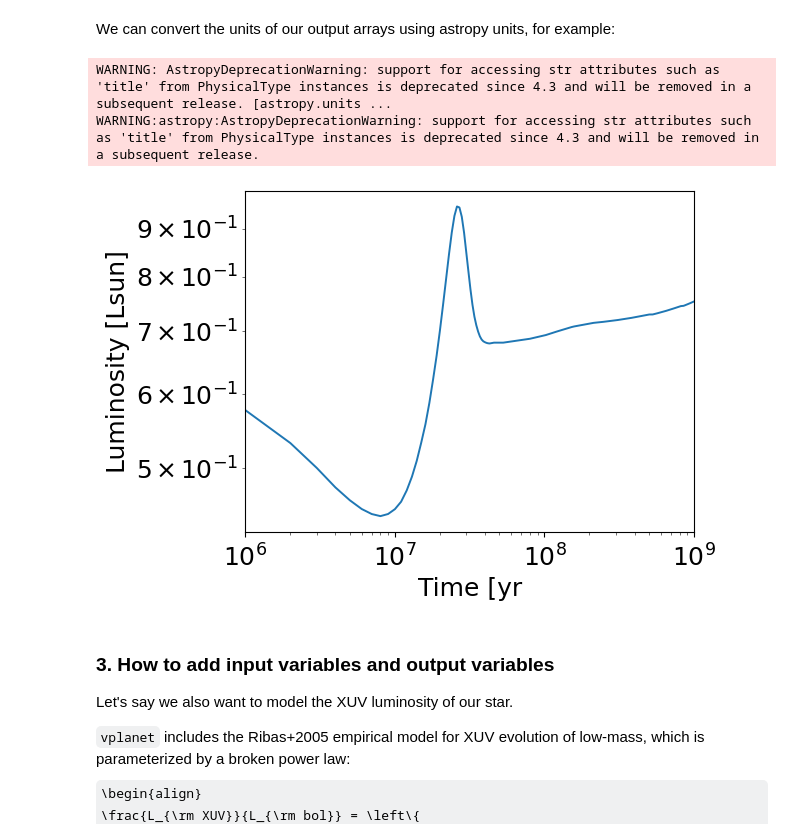
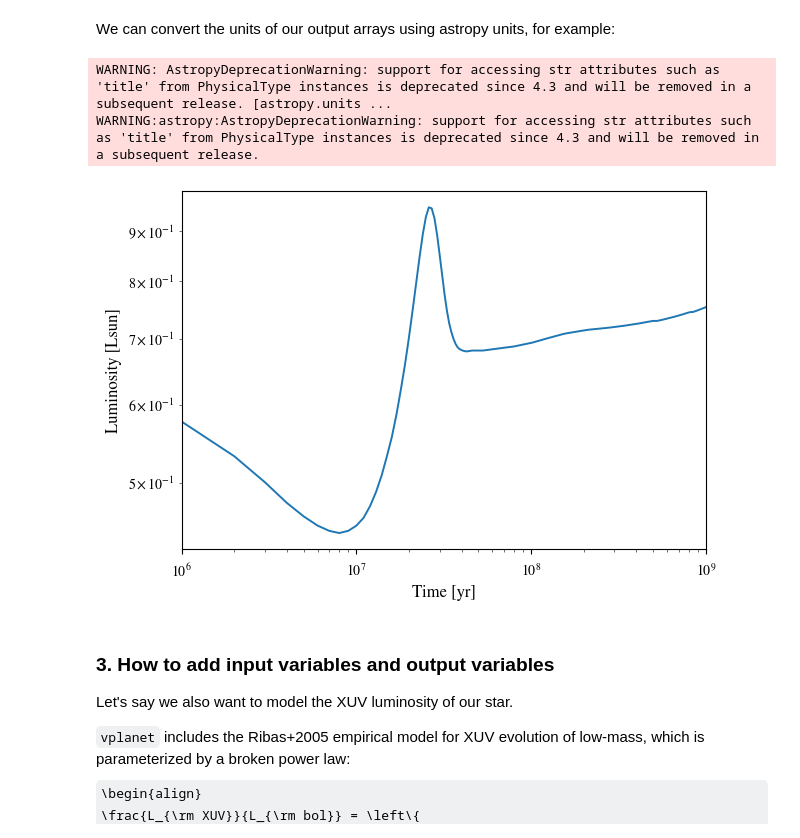
Before and after one commit to jbirky/yupra, a Jupyter notebook: tutorials/0_test.ipynb, the cells around one changed output. Saved outputs shown, nothing was run; the diff lists cells and outputs as text; code cells hidden in the pictures; some formulas as TeX source.

```diff
--- a/tutorials/0_test.ipynb
+++ b/tutorials/0_test.ipynb
@@ -25,16 +24,16 @@ sys.path.append("vplanet")
 sys.path.append("vplanet_inference")
 import vplanet
 
+import subprocess
 import numpy as np
 from astropy import units as u
 import matplotlib.pyplot as plt
 from matplotlib import rcParams
-rcParams['font.family'] = 'sans-serif'
-rcParams['font.sans-serif'] = ['DejaVu Sans']
+rcParams['font.family'] = 'stixgeneral'
 rcParams['text.usetex'] = False
-rcParams['xtick.labelsize'] = 18
-rcParams['ytick.labelsize'] = 18
-rcParams['axes.labelsize'] = 18
+rcParams['xtick.labelsize'] = 16
+rcParams['ytick.labelsize'] = 16
+rcParams['axes.labelsize'] = 16
 
 # Create a directory to store our simulation configuration files
 import os
@@ -157,14 +154,14 @@ sim_luminosity = output.star[:][1].to(u.Lsun)
 # %%
 plt.plot(sim_time, sim_luminosity)
 plt.ylabel("Luminosity [Lsun]")
-plt.xlabel("Time [yr")
+plt.xlabel("Time [yr]")
 plt.xscale("log")
 plt.yscale("log")
 plt.show()
 # %% [output]
 WARNING: AstropyDeprecationWarning: support for accessing str attributes such as 'title' from PhysicalType instances is deprecated since 4.3 and will be removed in a subsequent release. [astropy.units ...
 WARNING:astropy:AstropyDeprecationWarning: support for accessing str attributes such as 'title' from PhysicalType instances is deprecated since 4.3 and will be removed in a subsequent release.
-[figure, old version]
+[figure, new version]
 # %% [markdown]
 ### 3. How to add input variables and output variables
 
```
Also changed, not shown: parts of 19 cells of this notebook.
